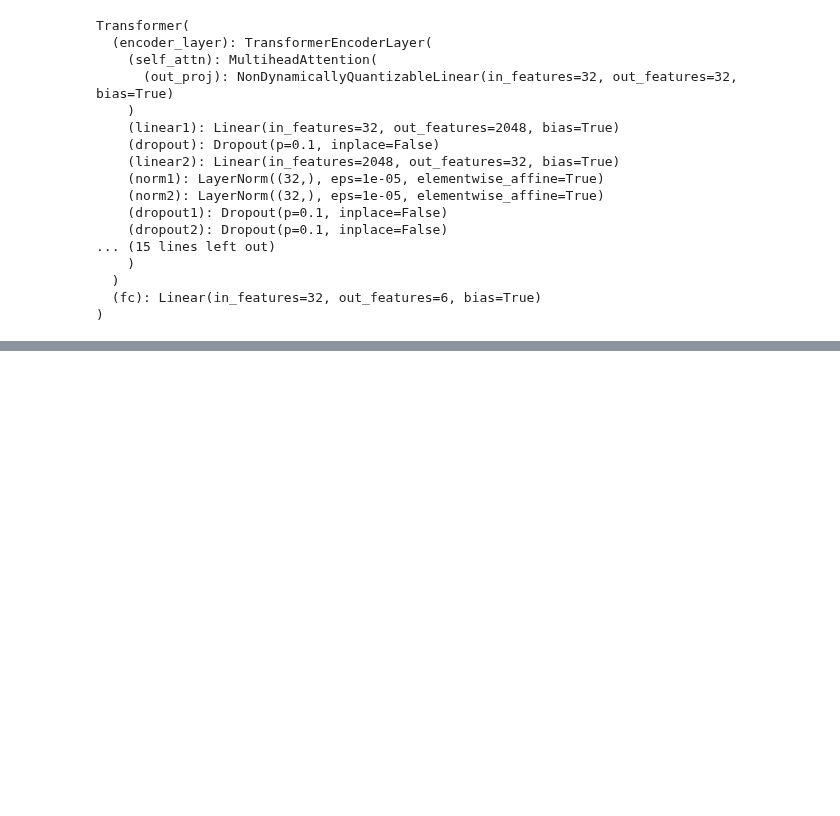
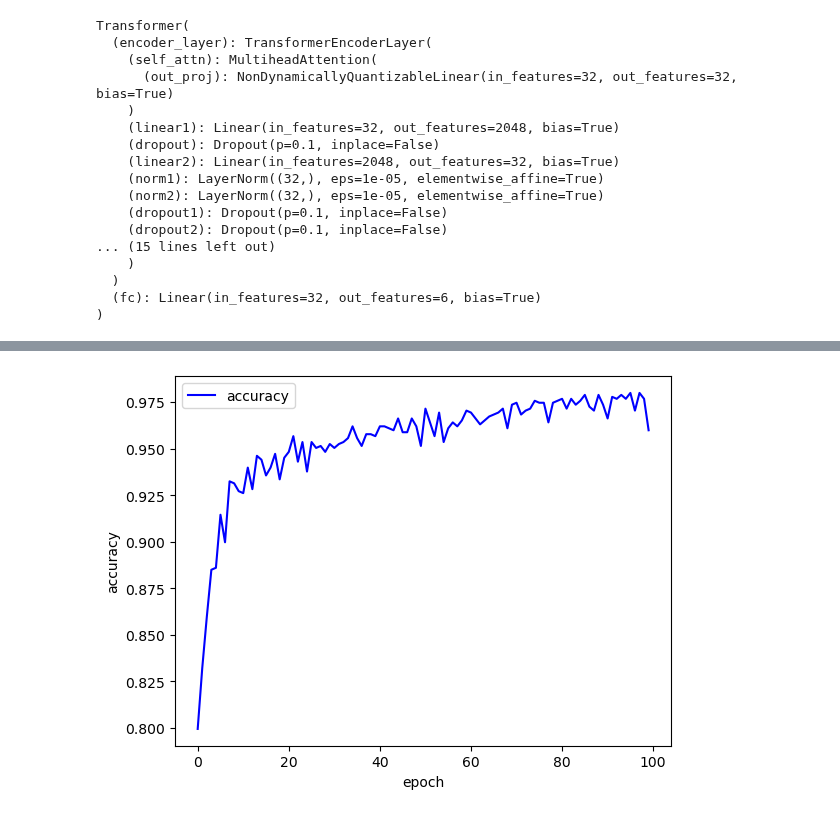
Before and after one commit to greenishcore/Hands-on-EEG, a Jupyter notebook: normal/code/transformer_32_128_s100.ipynb, the cells around one changed output, grey strips where cells are left out. Saved outputs shown, nothing was run; the diff lists cells and outputs as text; code cells hidden in the pictures; blank space fills up the shorter version.

```diff
--- a/normal/code/transformer_32_128_s100.ipynb
+++ b/normal/code/transformer_32_128_s100.ipynb
@@ -198,12 +228,14 @@ plt.show()
 # %%
 import matplotlib.pyplot as plt
 %matplotlib inline
 
 
 plt.figure()
 plt.plot(accuracy, 'b', label='accuracy')
 plt.ylabel('accuracy')
 plt.xlabel('epoch')
 plt.legend()
-plt.save(os.path.join(pic_dir,'transfomer_32_128_loss.png'))
+plt.savefig(os.path.join(pic_dir,'transfomer_32_128_acc.png'))
 plt.show()
+# %% [output]
+[figure, added]
```
Also changed, not shown: parts of 4 cells of this notebook, 2 other files.
